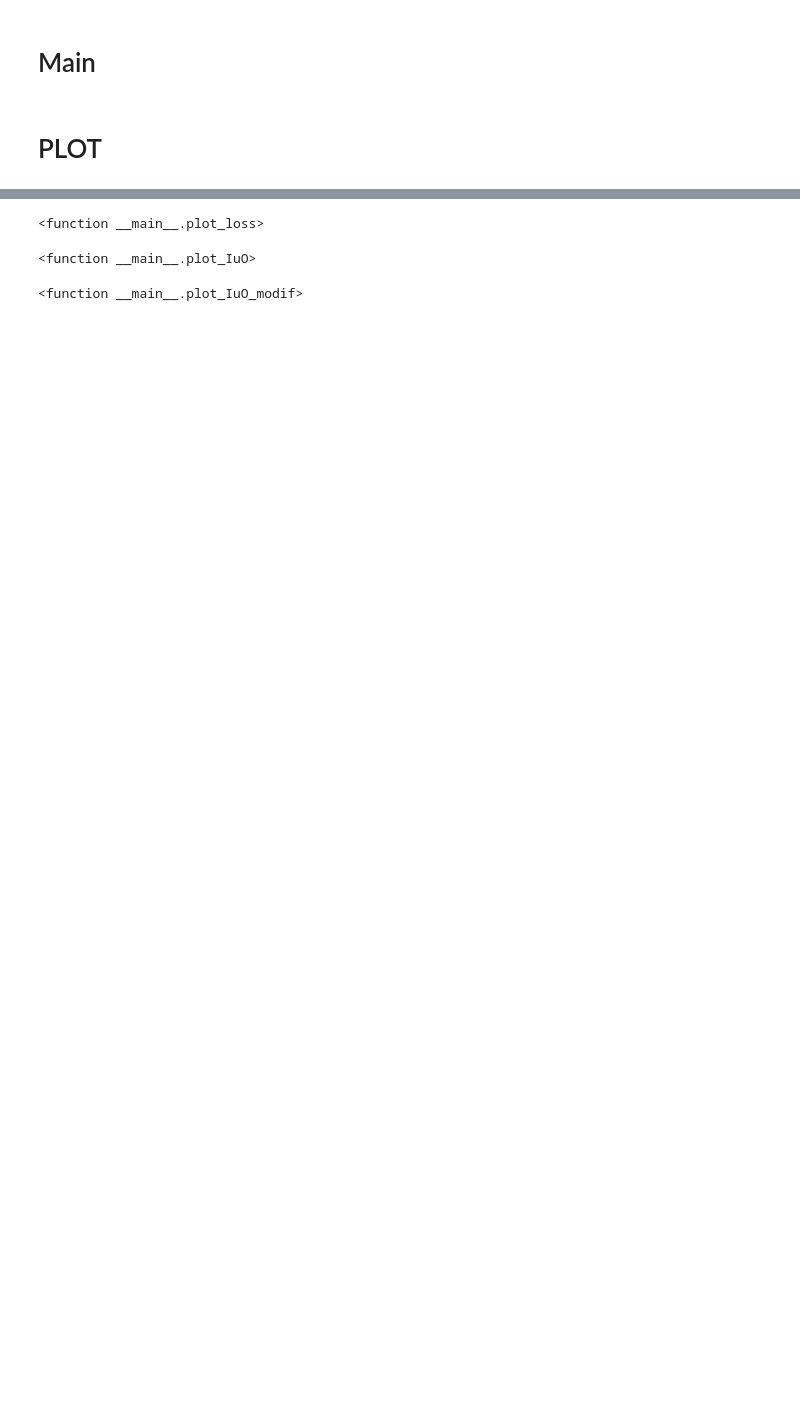
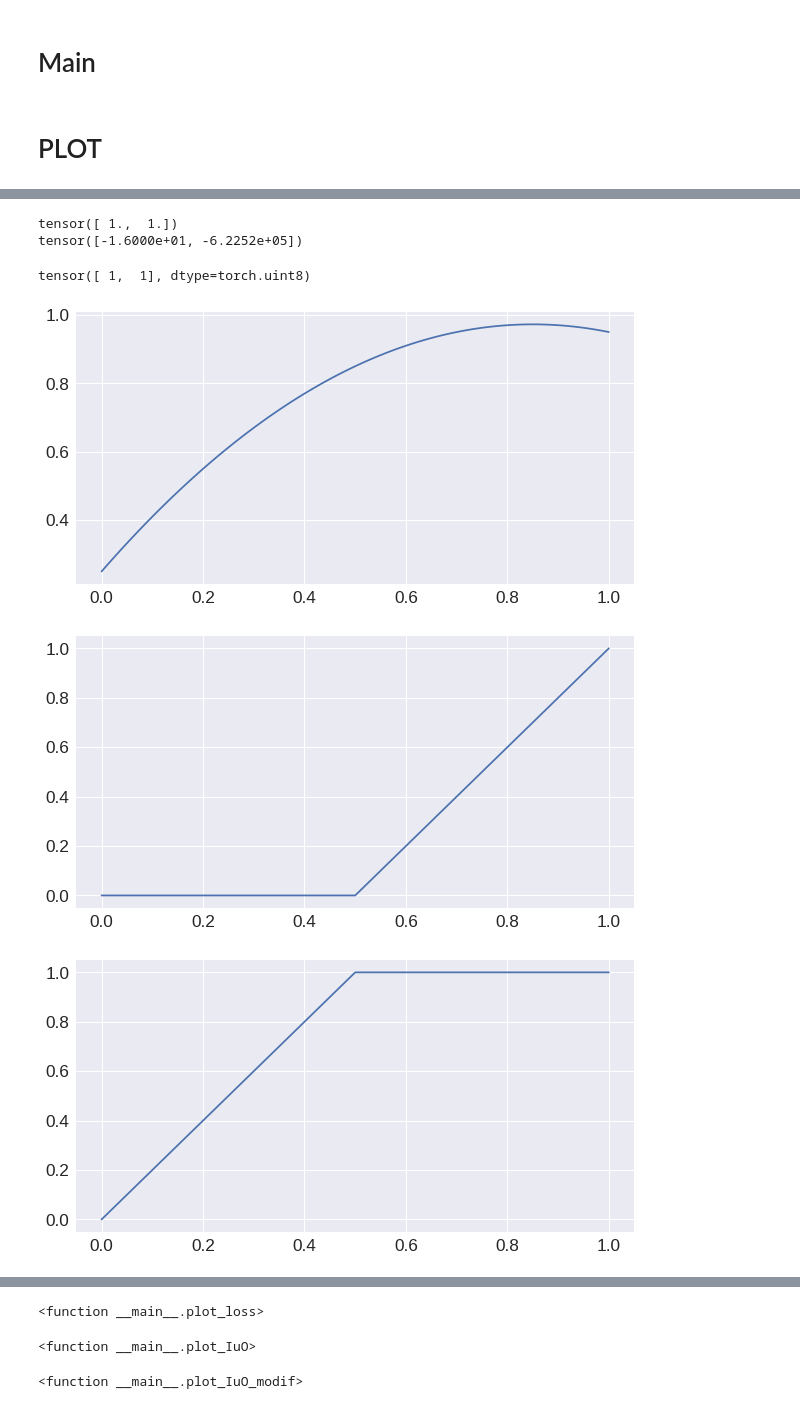
Before and after one commit to Hv0nnus/GridNet, a Jupyter notebook: Satimage.ipynb, the cells around one changed output, grey strips where cells are left out. Saved outputs shown, nothing was run; the diff lists cells and outputs as text; code cells hidden in the pictures; blank space fills up the shorter version.

```diff
--- a/Satimage.ipynb
+++ b/Satimage.ipynb
@@ -189,3 +191,0 @@ def F(t):
-# %%
-t=torch.tensor([2,34])
-F(t)
@@ -937,3 +937,11 @@ def plot_IuO_modif(path_CSV,
 
     # Show the plot
     plt.show()
+# %%
+fonction = [lambda x: -(x-0.5)**2 + 0.25, lambda x: (x>0.5),lambda x: (x<0.5),lambda x: math.sin(x*10) + 1]
+for i in range(len(fonction)):
+    constante_norm = torch.tensor([integrate.quad(fonction[i], 0, 1)[0]]).float()
+    print(constante_norm)
+    def F_delta(t, constante_norm=constante_norm):
+        return(fonction[i](t)/constante_norm)
+    print(integrate.quad(F_delta, 0, 1)[0])
@@ -939,0 +957,38 @@ def plot_IuO_modif(path_CSV,
+# %%
+g = lambda x: (1*(x>0.5).float())
+a = g(torch.tensor([4,789]))
+print(a)
+
+g = lambda x: -(x-0.5)**2 + 0.25
+a = g(torch.tensor([4,789]))
+print(a)
+# %% [output]
+tensor([ 1.,  1.])
+tensor([-1.6000e+01, -6.2252e+05])
+# %%
+a.type(torch.ByteTensor)
+a
+# %% [output]
+tensor([ 1,  1], dtype=torch.uint8)
+# %%
+fonction = [(lambda x: torch.sigmoid(x),"sigmoid"),
+            (lambda x: (2*(x-0.5)*(1*(x>0.5).float())),"x>0.5"),
+            (lambda x: (2*x*(1*(x<0.5).float())+ (1*(x>=0.5).float())),"x<0.5")]
+            #(lambda x: torch.sin(x*100) + 1,"sin(x*100) + 1")]
+a=-1
+
+fonction2 = [(lambda x: a*x*(x-1.7) + 0.25,"sigmoid"),
+            (lambda x: (2*(x-0.5)*(x>0.5)),"x>0.5"),
+            (lambda x: (2*x*(x<0.5)+ 1*(x>=0.5)),"x<0.5")]
+            #(lambda x: math.sin(x*100) + 1,"sin(x*100) + 1")]
+
+for i in range(len(fonction)):
+    plt.figure(figsize=(10,5))
+    x = [j/100 for j in range(101)]
+    y = [fonction2[i][0](j/100) for j in range(101)]
+    plt.plot(x,y)
+    plt.show()
+# %% [output]
+[figure, added]
+[figure, added]
+[figure, added]
```
Also changed, not shown: parts of 19 cells of this notebook, 1 other file.
